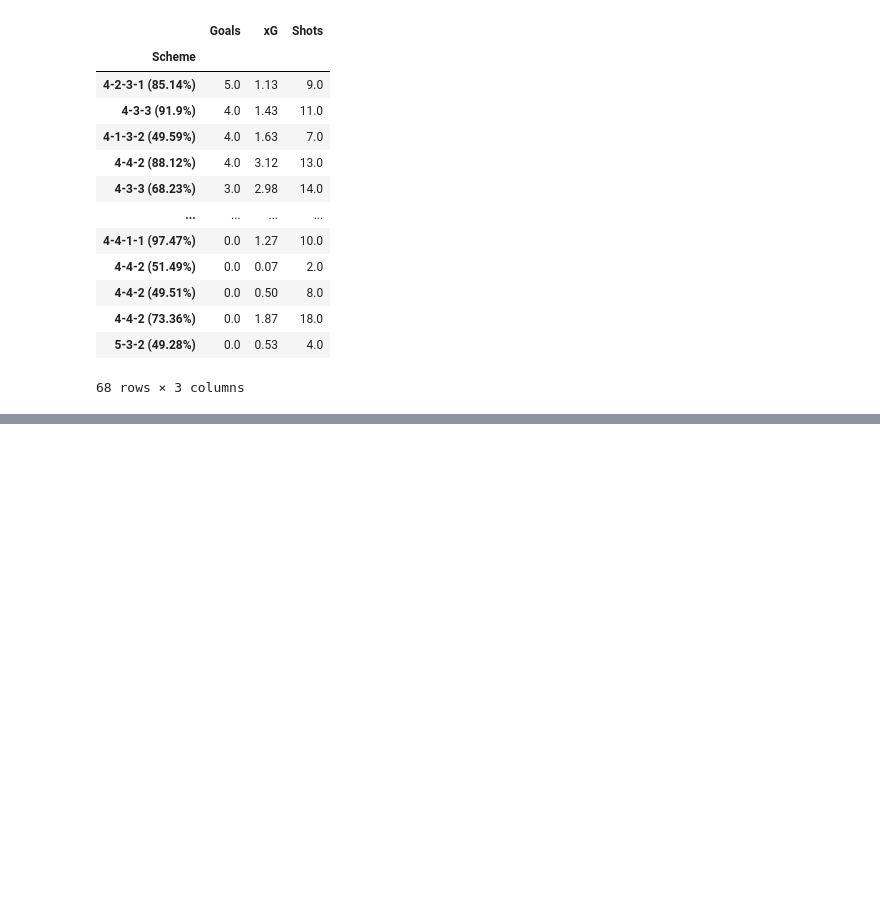
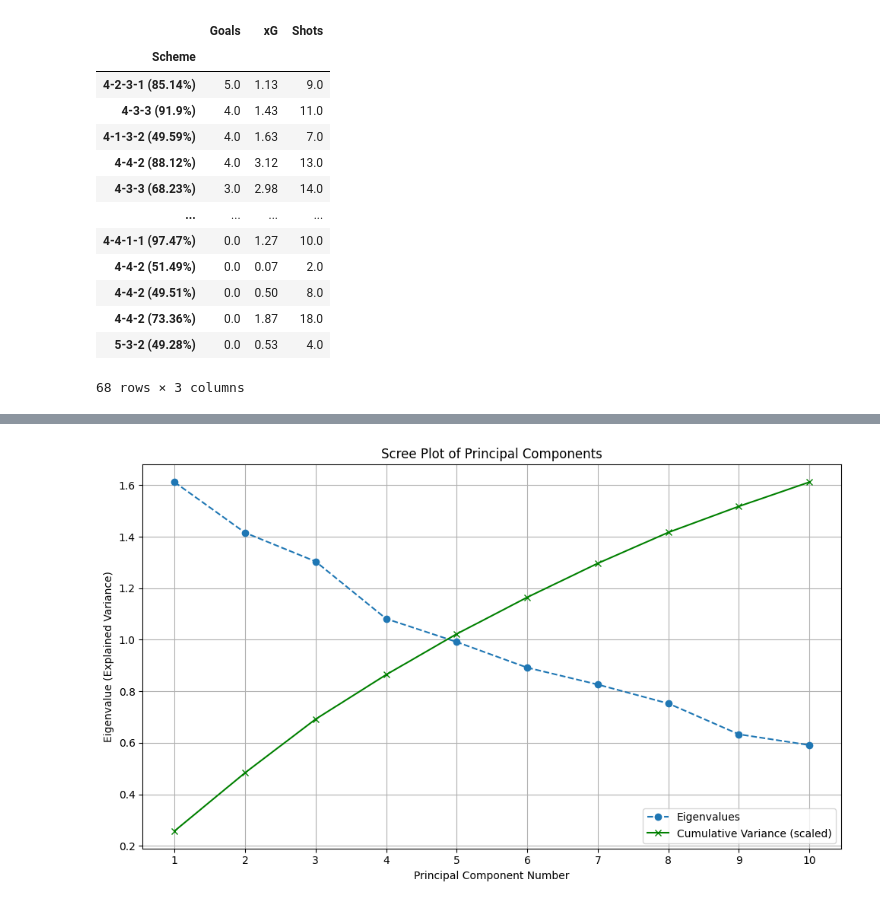
Before and after one commit to jellis1111/Crown-Legacy-Analysis, a Jupyter notebook: Crown Legacy Stats_EDA.ipynb, the cells around one changed output, grey strips where cells are left out. Drawn from its saved outputs; the diff is of its cells as text; code cells hidden in the pictures; blank space fills up the shorter version.

```diff
--- a/Crown Legacy Stats_EDA.ipynb
+++ b/Crown Legacy Stats_EDA.ipynb
@@ -153,0 +240,44 @@ df.groupby('Scheme')[['Goals', 'xG', 'Shots']].mean().sort_values(by='Goals', as
+# %%
+import matplotlib.pyplot as plt
+import numpy as np
+from sklearn.decomposition import PCA
+from sklearn.preprocessing import StandardScaler
+import pandas as pd
+
+# 1. Load your actual dataset here (replace this with your defensive features)
+# Example below is dummy data — replace with your real DataFrame
+# data = df_cl_only[defensive_kpis].dropna()  # Use this in your real notebook
+
+# TEMP dummy data for testing
+data = pd.DataFrame(np.random.rand(100, 10), columns=[f'feature_{i}' for i in range(10)])
+
+# 2. Standardize the data
+scaler = StandardScaler()
+scaled_data = scaler.fit_transform(data)
+
+# 3. Run PCA
+pca = PCA(n_components=None)
+pca.fit(scaled_data)
+
+# 4. Explained variance (eigenvalues)
+eigenvalues = pca.explained_variance_
+explained_variance_ratio = pca.explained_variance_ratio_
+cumulative_variance = np.cumsum(explained_variance_ratio)
+
+# 5. Scree Plot
+plt.figure(figsize=(10, 6))
+components = np.arange(1, len(eigenvalues) + 1)
+
+plt.plot(components, eigenvalues, marker='o', linestyle='--', label='Eigenvalues')
+plt.plot(components, cumulative_variance * max(eigenvalues), marker='x', linestyle='-', color='green', label='Cumulative Variance (scaled)')
+
+plt.title('Scree Plot of Principal Components')
+plt.xlabel('Principal Component Number')
+plt.ylabel('Eigenvalue (Explained Variance)')
+plt.xticks(components)
+plt.grid(True)
+plt.legend()
+plt.tight_layout()
+plt.show()
+# %% [output]
+[figure, added]
```
Also changed, not shown: parts of 28 cells of this notebook.
